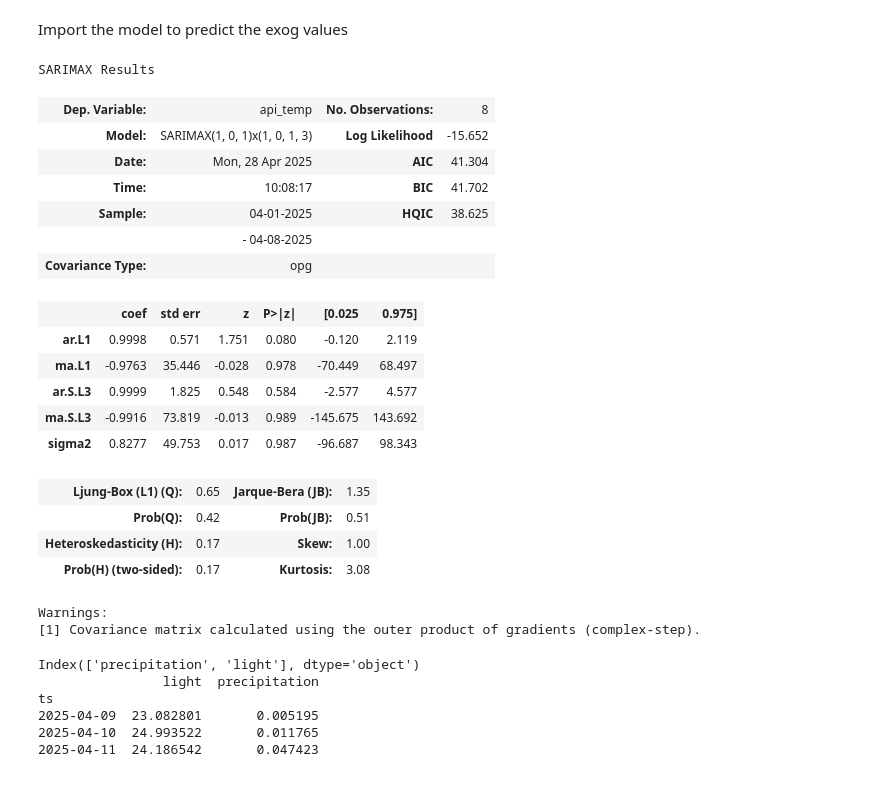
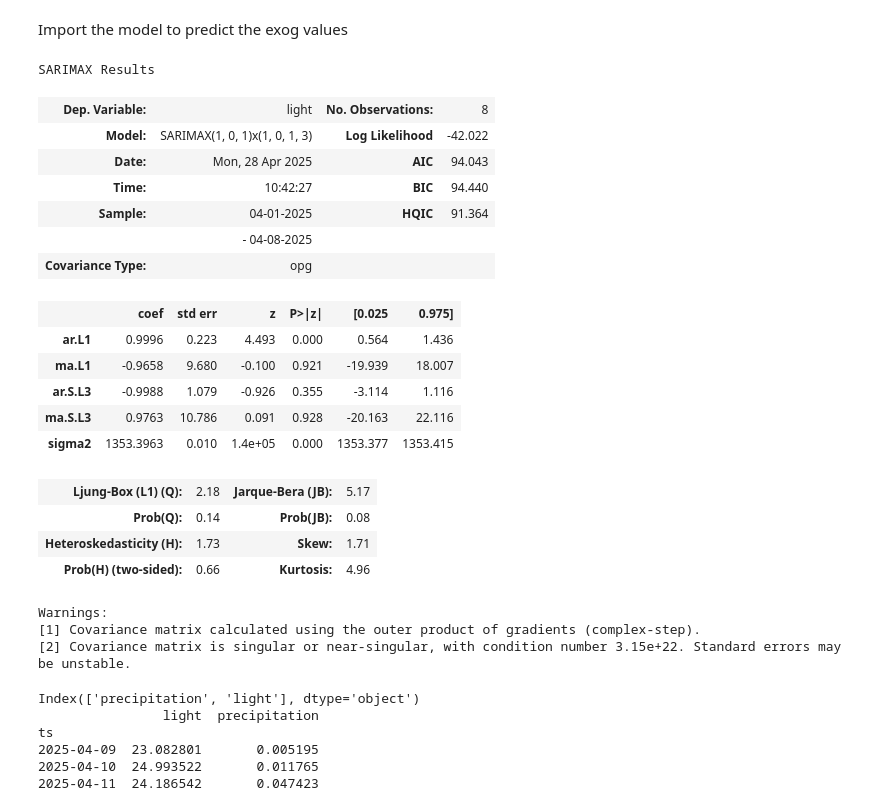
Before and after one commit to Jangsoodlor/smart-plant-pot-model, a Jupyter notebook: training/arimax.ipynb, the cells around one changed output. Saved outputs shown, nothing was run; the diff lists cells and outputs as text; code cells hidden in the pictures.

```diff
--- a/training/arimax.ipynb
+++ b/training/arimax.ipynb
@@ -255,28 +228,29 @@ with open('../exports/light_sarima.pkl', 'rb') as file:
 with open('../exports/precipitation_sarima.pkl', 'rb') as file:
     precipitation_model = pickle.load(file)
 # %%
-api_temp_model.summary()
+light_model.summary()
 # %% [output]
 SARIMAX Results
-| Dep. Variable: | api_temp | No. Observations: | 8 |
-| Model: | SARIMAX(1, 0, 1)x(1, 0, 1, 3) | Log Likelihood | -15.652 |
-| Date: | Mon, 28 Apr 2025 | AIC | 41.304 |
-| Time: | 10:08:17 | BIC | 41.702 |
-| Sample: | 04-01-2025 | HQIC | 38.625 |
+| Dep. Variable: | light | No. Observations: | 8 |
+| Model: | SARIMAX(1, 0, 1)x(1, 0, 1, 3) | Log Likelihood | -42.022 |
+| Date: | Mon, 28 Apr 2025 | AIC | 94.043 |
+| Time: | 10:42:27 | BIC | 94.440 |
+| Sample: | 04-01-2025 | HQIC | 91.364 |
 |  | - 04-08-2025 |  |  |
 | Covariance Type: | opg |  |  |
 |  | coef | std err | z | P>|z| | [0.025 | 0.975] |
-| ar.L1 | 0.9998 | 0.571 | 1.751 | 0.080 | -0.120 | 2.119 |
-| ma.L1 | -0.9763 | 35.446 | -0.028 | 0.978 | -70.449 | 68.497 |
-| ar.S.L3 | 0.9999 | 1.825 | 0.548 | 0.584 | -2.577 | 4.577 |
-| ma.S.L3 | -0.9916 | 73.819 | -0.013 | 0.989 | -145.675 | 143.692 |
-| sigma2 | 0.8277 | 49.753 | 0.017 | 0.987 | -96.687 | 98.343 |
+| ar.L1 | 0.9996 | 0.223 | 4.493 | 0.000 | 0.564 | 1.436 |
+| ma.L1 | -0.9658 | 9.680 | -0.100 | 0.921 | -19.939 | 18.007 |
+| ar.S.L3 | -0.9988 | 1.079 | -0.926 | 0.355 | -3.114 | 1.116 |
+| ma.S.L3 | 0.9763 | 10.786 | 0.091 | 0.928 | -20.163 | 22.116 |
+| sigma2 | 1353.3963 | 0.010 | 1.4e+05 | 0.000 | 1353.377 | 1353.415 |
-| Ljung-Box (L1) (Q): | 0.65 | Jarque-Bera (JB): | 1.35 |
-| Prob(Q): | 0.42 | Prob(JB): | 0.51 |
-| Heteroskedasticity (H): | 0.17 | Skew: | 1.00 |
-| Prob(H) (two-sided): | 0.17 | Kurtosis: | 3.08 |
+| Ljung-Box (L1) (Q): | 2.18 | Jarque-Bera (JB): | 5.17 |
+| Prob(Q): | 0.14 | Prob(JB): | 0.08 |
+| Heteroskedasticity (H): | 1.73 | Skew: | 1.71 |
+| Prob(H) (two-sided): | 0.66 | Kurtosis: | 4.96 |
 Warnings:
 [1] Covariance matrix calculated using the outer product of gradients (complex-step).
+[2] Covariance matrix is singular or near-singular, with condition number 3.15e+22. Standard errors may be unstable.
 # %%
 # Predicting the data
 forecast_steps = len(test_data)
```
Also changed, not shown: parts of 8 cells of this notebook, 1 other file.
